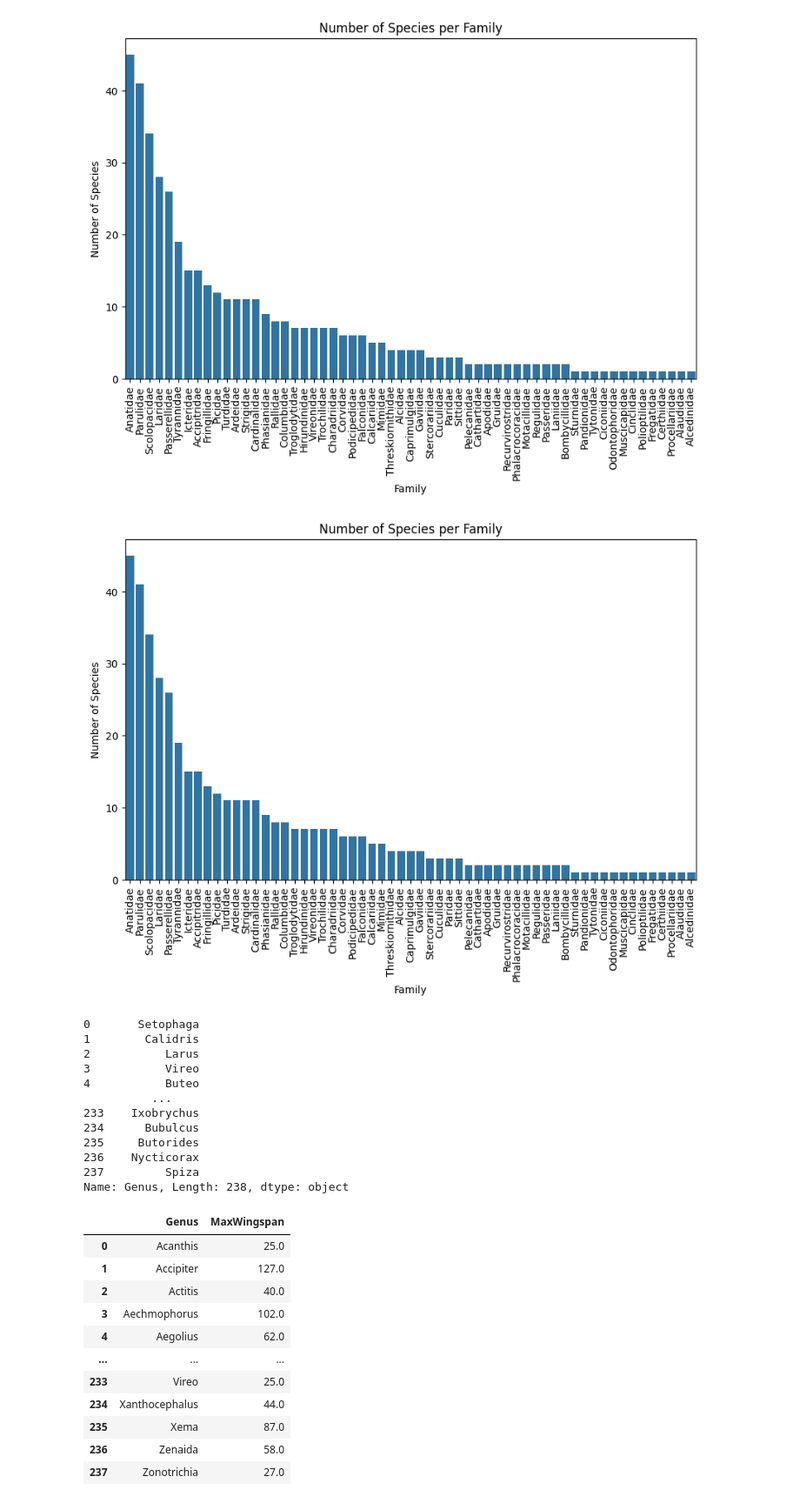
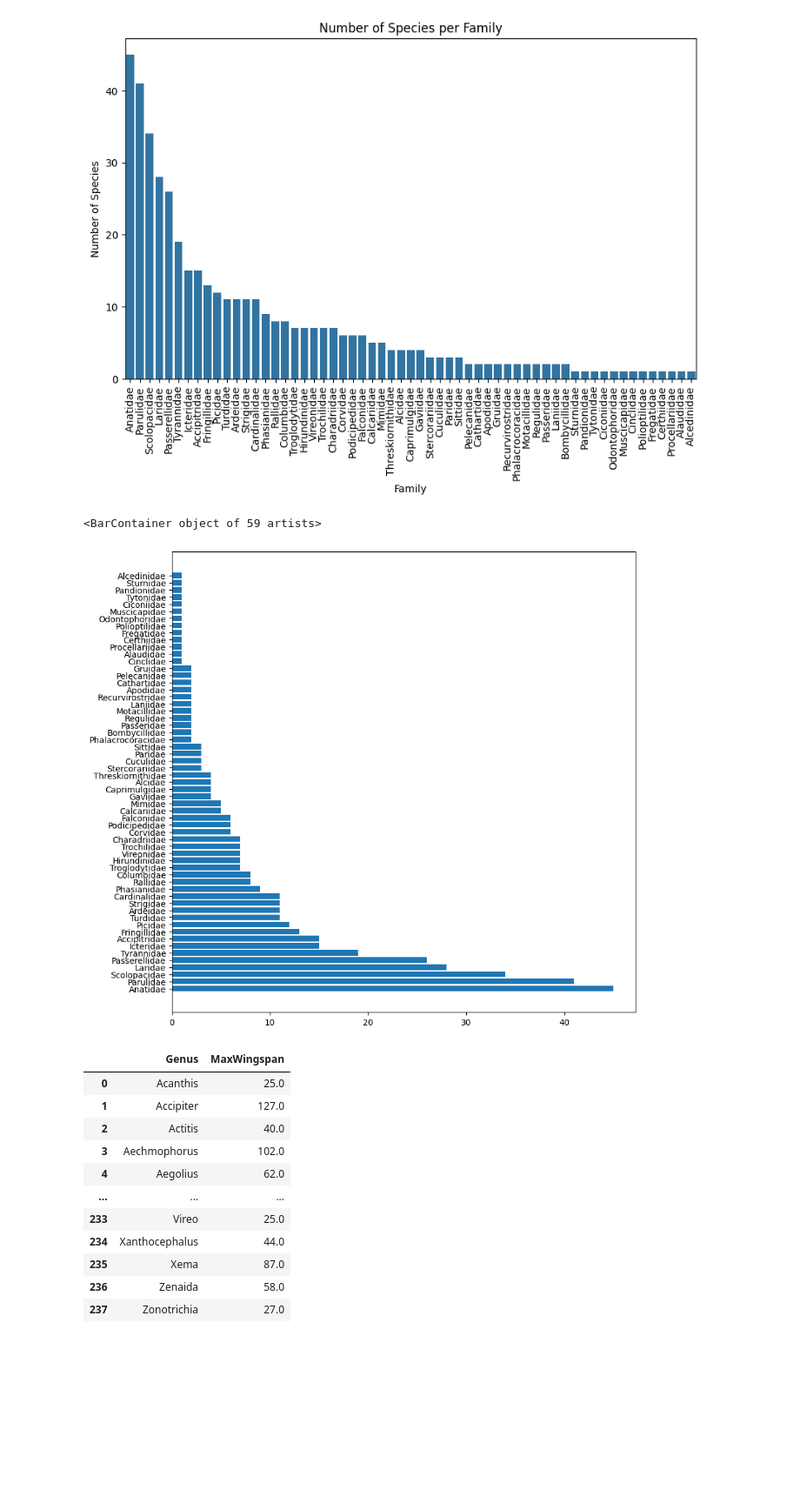
Before and after one commit to SeherKumsar/Ada-Lovelace-Veri-Bilimi-Akademisi, a Jupyter notebook: week-3/group_project.ipynb, the cells around one changed output. Shown at 87% size. Saved outputs shown, nothing was run; the diff lists cells and outputs as text; code cells hidden in the pictures; blank space fills up the shorter version.

```diff
--- a/week-3/group_project.ipynb
+++ b/week-3/group_project.ipynb
@@ -102,14 +102,3 @@ plt.title('Number of Species per Family')
 plt.show()
 # %% [output]
 [figure]
-# %%
-family_counts = birds["Family"].value_counts()
-plt.figure(figsize=(10, 6))
-sns.barplot(x=family_counts.index, y=family_counts.values)
-plt.xticks(rotation=90)
-plt.xlabel('Family')
-plt.ylabel('Number of Species')
-plt.title('Number of Species per Family')
-plt.show()
-# %% [output]
-[figure, removed]
@@ -120,18 +105,10 @@ genus_counts_df = pd.DataFrame({'Genus': genus_counts.index, 'SpeciesCount': gen
-# %%
-genus_counts_df['Genus']
-# %% [output]
-0       Setophaga
-1        Calidris
-2           Larus
-3           Vireo
-4           Buteo
-          ...
-233    Ixobrychus
-234      Bubulcus
-235     Butorides
-236    Nycticorax
-237         Spiza
-Name: Genus, Length: 238, dtype: object
+# %%
+plt.barh(y = birds["Family"].value_counts().sort_values(ascending=False).index,
+         width =birds["Family"].value_counts().sort_values(ascending=False).values,
+         figure = plt.figure(figsize=(10, 10)))
+# %% [output]
+<BarContainer object of 59 artists>
+[figure, added]
 # %%
 genus_max_wingspan_df = birds.groupby('Genus')['MaxWingspan'].max().reset_index()
 genus_max_wingspan_df
```
Also changed, not shown: parts of 2 cells of this notebook.
